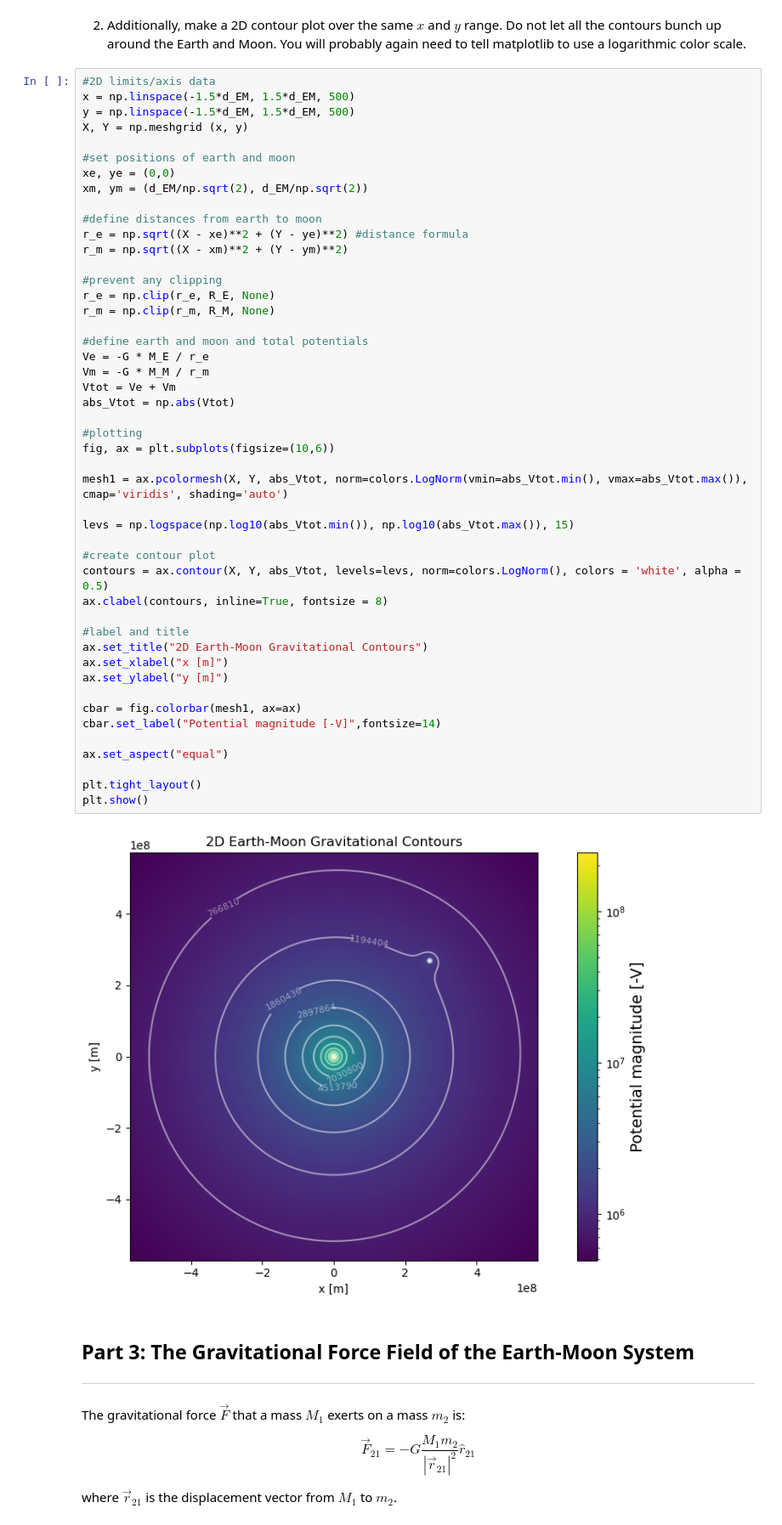
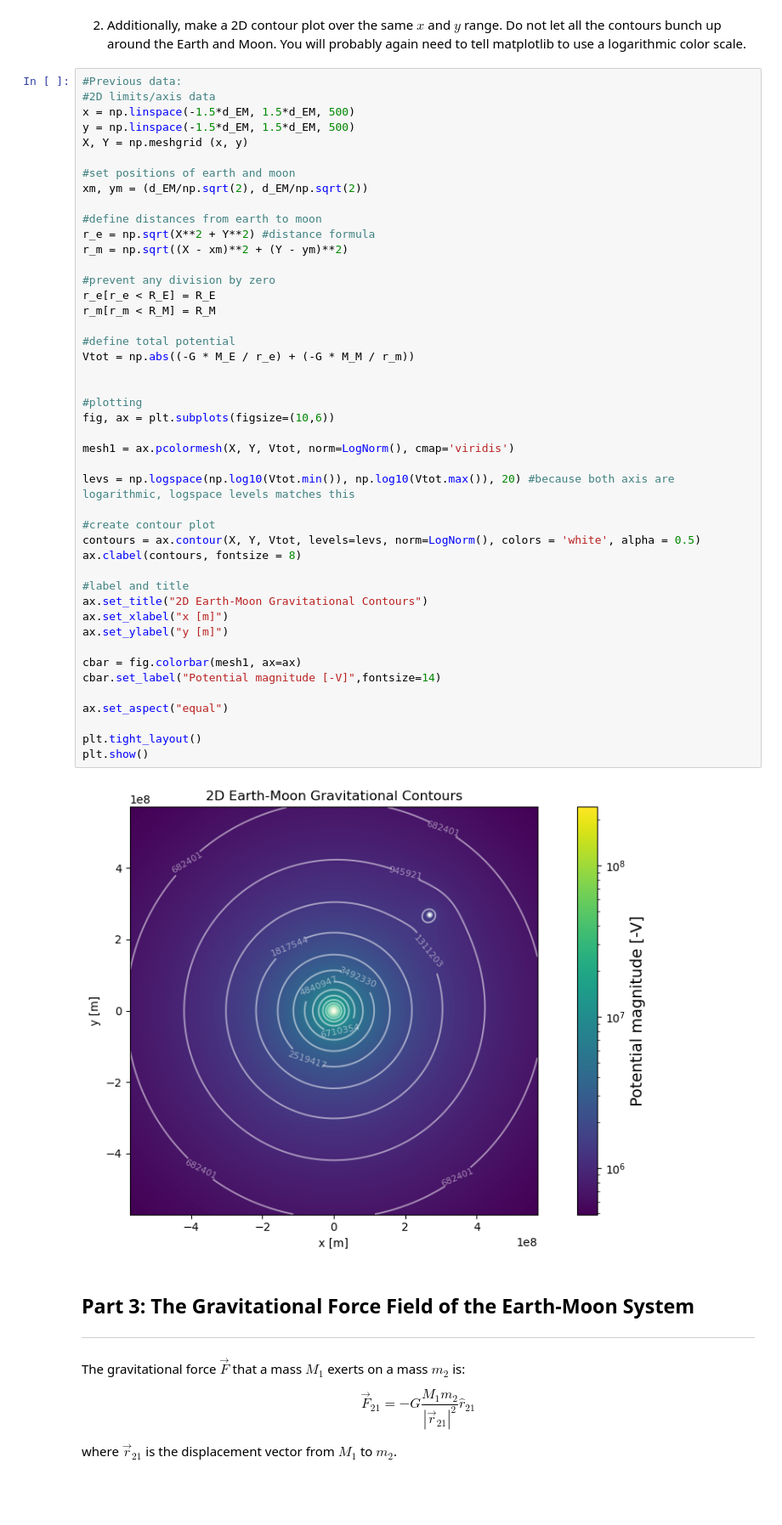
Before and after one commit to mkeen331/PHYS265-spring26, a Jupyter notebook: Lab1/lab1.ipynb, the cells around one changed output. Shown at 85% size. Saved outputs shown, nothing was run; the diff lists cells and outputs as text; blank space fills up the shorter version.

```diff
--- a/Lab1/lab1.ipynb
+++ b/Lab1/lab1.ipynb
@@ -210,54 +200,52 @@ plt.show()
 Do not let all the contours bunch up around the Earth and Moon.
 You will probably again need to tell matplotlib to use a logarithmic color scale.
 # %%
+#Previous data:
 #2D limits/axis data
 x = np.linspace(-1.5*d_EM, 1.5*d_EM, 500)
 y = np.linspace(-1.5*d_EM, 1.5*d_EM, 500)
 X, Y = np.meshgrid (x, y)
 
 #set positions of earth and moon
-xe, ye = (0,0)
 xm, ym = (d_EM/np.sqrt(2), d_EM/np.sqrt(2))
 
 #define distances from earth to moon
-r_e = np.sqrt((X - xe)**2 + (Y - ye)**2) #distance formula
+r_e = np.sqrt(X**2 + Y**2) #distance formula
 r_m = np.sqrt((X - xm)**2 + (Y - ym)**2)
 
-#prevent any clipping
-r_e = np.clip(r_e, R_E, None)
-r_m = np.clip(r_m, R_M, None)
+#prevent any division by zero
+r_e[r_e < R_E] = R_E
+r_m[r_m < R_M] = R_M
 
-#define earth and moon and total potentials
-Ve = -G * M_E / r_e
-Vm = -G * M_M / r_m
-Vtot = Ve + Vm
-abs_Vtot = np.abs(Vtot)
+#define total potential
+Vtot = np.abs((-G * M_E / r_e) + (-G * M_M / r_m))
+
 
 #plotting
 fig, ax = plt.subplots(figsize=(10,6))
 
-mesh1 = ax.pcolormesh(X, Y, abs_Vtot, norm=colors.LogNorm(vmin=abs_Vtot.min(), vmax=abs_Vtot.max()), cmap='viridis', shading='auto')
+mesh1 = ax.pcolormesh(X, Y, Vtot, norm=LogNorm(), cmap='viridis')
 
-levs = np.logspace(np.log10(abs_Vtot.min()), np.log10(abs_Vtot.max()), 15)
+levs = np.logspace(np.log10(Vtot.min()), np.log10(Vtot.max()), 20) #because both axis are logarithmic, logspace levels matches this
 
 #create contour plot
-contours = ax.contour(X, Y, abs_Vtot, levels=levs, norm=colors.LogNorm(), colors = 'white', alpha = 0.5)
-ax.clabel(contours, inline=True, fontsize = 8)
+contours = ax.contour(X, Y, Vtot, levels=levs, norm=LogNorm(), colors = 'white', alpha = 0.5)
+ax.clabel(contours, fontsize = 8)
 
 #label and title
 ax.set_title("2D Earth-Moon Gravitational Contours")
 ax.set_xlabel("x [m]")
 ax.set_ylabel("y [m]")
 
 cbar = fig.colorbar(mesh1, ax=ax)
 cbar.set_label("Potential magnitude [-V]",fontsize=14)
 
 ax.set_aspect("equal")
 
 plt.tight_layout()
 plt.show()
 # %% [output]
-[figure, old version]
+[figure, new version]
 # %% [markdown]
 ## Part 3: The Gravitational Force Field of the Earth-Moon System
 ----
```
Also changed, not shown: parts of 9 cells of this notebook, 1 other file.
